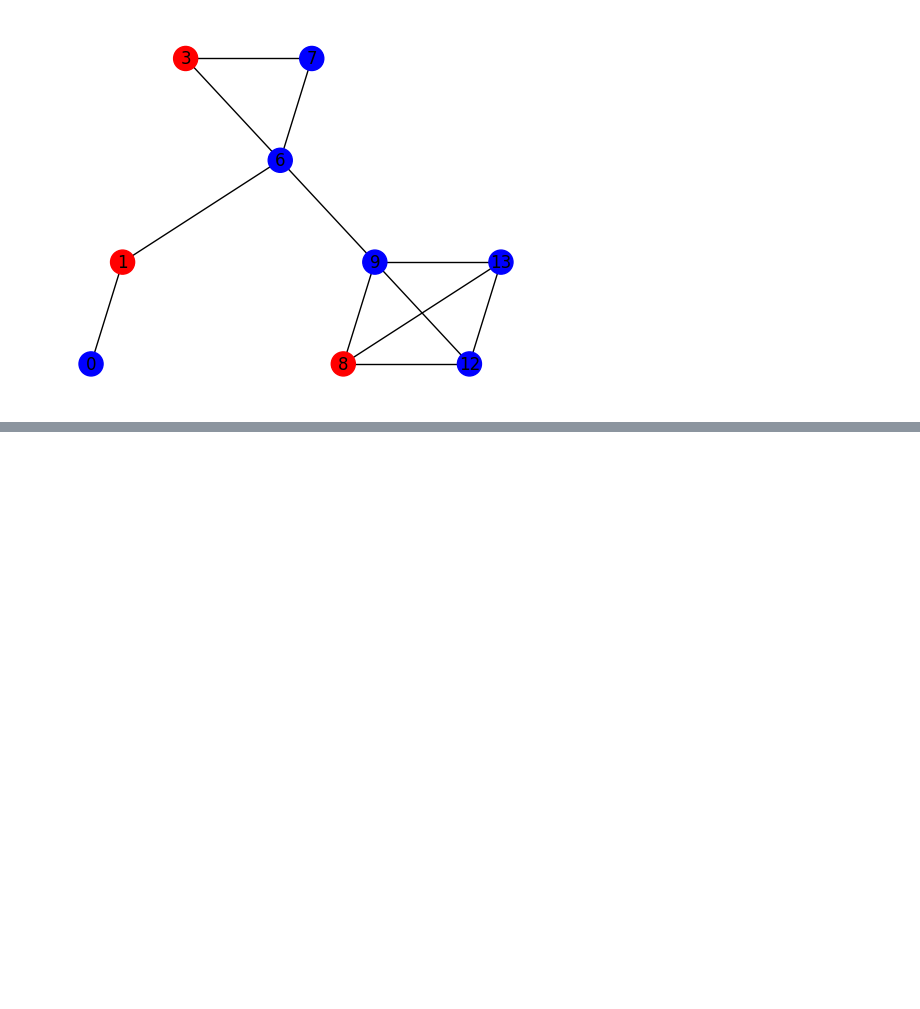
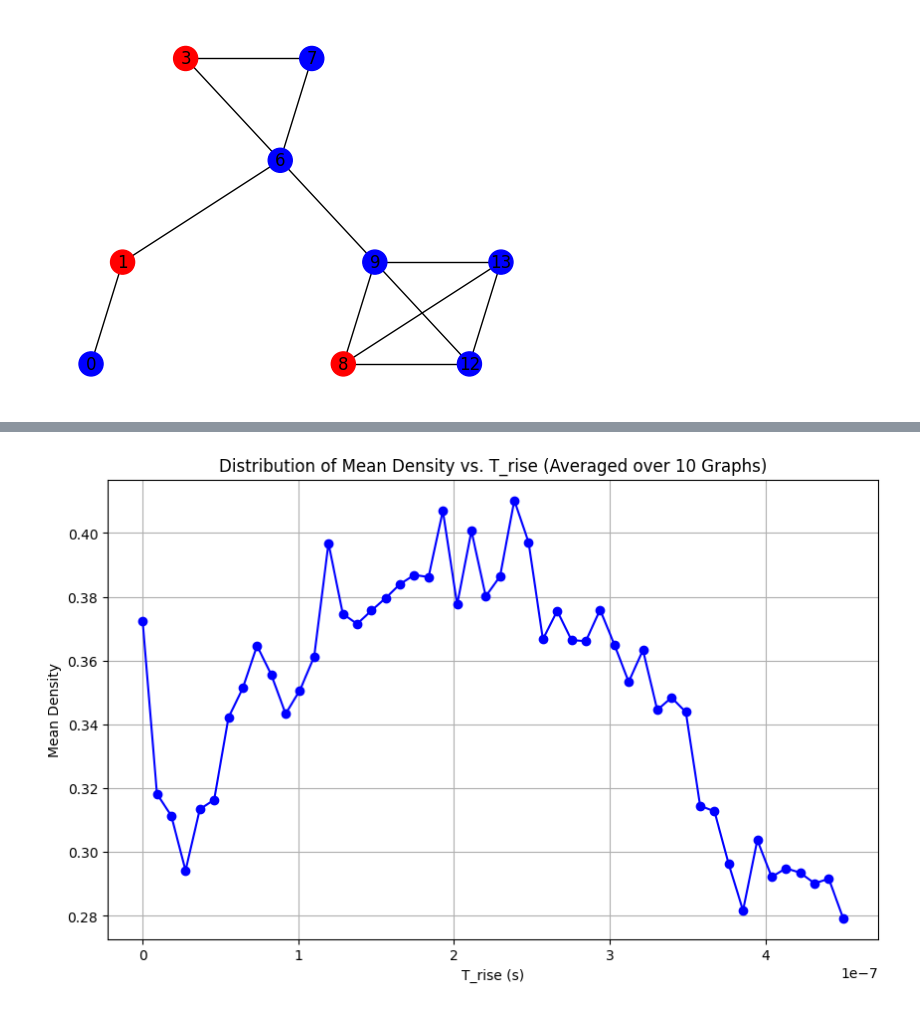
Before and after one commit to porkbellie/quantum-benchmark, a Jupyter notebook: MIS3.ipynb, the cells around one changed output, grey strips where cells are left out. Saved outputs shown, nothing was run; the diff lists cells and outputs as text; code cells hidden in the pictures; blank space fills up the shorter version.

```diff
--- a/MIS3.ipynb
+++ b/MIS3.ipynb
@@ -277 +278,23 @@ plt.show()
+# %%
+# Mean vs T_rise
+mean_densities_all_graphs = []
+
+for T_rise in T_rise_values:
+    densities = []
+    for _ in range(num_graphs):
+        atoms, graph = generate_unit_disk(atoms_l, atoms_w)
+        mean_density, _, _ = loss_piecewise_linear(atoms, T_flat, T_max, T_rise, Omega_max, Delta_max)
+        densities.append(mean_density)
+
+    mean_densities_all_graphs.append(np.mean(densities))
+
+plt.figure(figsize=(10, 6))
+plt.plot(T_rise_values, mean_densities_all_graphs, marker='o', linestyle='-', color='b')
+plt.xlabel('T_rise (s)')
+plt.ylabel('Mean Density')
+plt.title('Distribution of Mean Density vs. T_rise (Averaged over 10 Graphs)')
+plt.grid(True)
+plt.show()
+# %% [output]
+[figure, added]
 # %%
```
Also changed, not shown: parts of 7 cells of this notebook.
